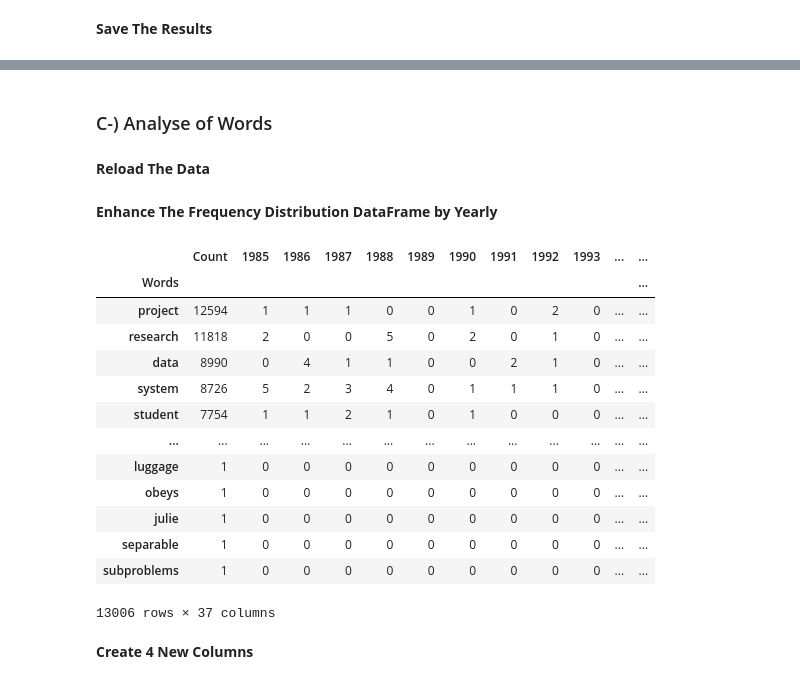
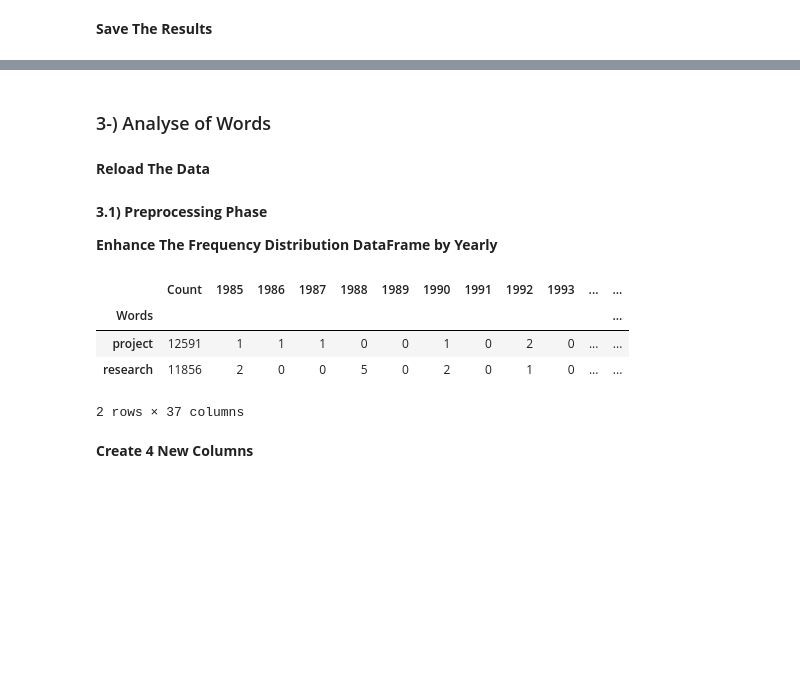
Before and after one commit to msklc/Text-Mining-Approach-to-Analyze-The-Cyber-Security-Related-Articles, a Jupyter notebook: PART-3 Text Mining.ipynb, the cells around one changed output, grey strips where cells are left out. Saved outputs shown, nothing was run; the diff lists cells and outputs as text; code cells hidden in the pictures; blank space fills up the shorter version.

```diff
--- a/PART-3 Text Mining.ipynb
+++ b/PART-3 Text Mining.ipynb
@@ -553,5 +555,5 @@ Word Frequency Dataframe/Yearly was saved with 507 rows and 36 columns
 # %% [markdown]
-### C-) Analyse of Words
+### 3-) Analyse of Words
 # %% [markdown]
 __Reload The Data__
 # %%
@@ -560,41 +562,34 @@ df_sum2=pd.read_csv('data/df_sum_clustering.csv',sep=';').drop(['Unnamed: 0'],ax
 df_sum2['Abstract_Tokens']=df_sum2['Abstract_Tokens'].str.replace("'","") #Remove the quotes
 df_sum2['Abstract_Tokens'] = df_sum2['Abstract_Tokens'].apply(lambda x: x[1:-1].split(', ')) #Convert string to list
 # %% [markdown]
+__3.1) Preprocessing Phase__
+
 __Enhance The Frequency Distribution DataFrame by Yearly__
 # %%
 #Add year columns to exists dataframe
 columns_list=np.arange(year_first, year_last+1)
 df_FreqDist = df_FreqDist.join(pd.DataFrame(
     0,
     index=df_FreqDist.index,
     columns=list(columns_list)
 ))
 
 #Add FreqDist values to every years columns
 for i in range(year_first, year_last+1):
     try:
         tokens_freq_dict=dict(nltk.FreqDist(df_sum2[df_sum2['Year']==i]['Abstract_Tokens'].sum()))
         for n in df_FreqDist.index:
             if n in tokens_freq_dict:
                 df_FreqDist[i][n]=tokens_freq_dict[n]
     except:
         None
-df_FreqDist
+df_FreqDist.head(2)
 # %% [output]
 |  | Count | 1985 | 1986 | 1987 | 1988 | 1989 | 1990 | 1991 | 1992 | 1993 | ... | ... |
 | Words |  |  |  |  |  |  |  |  |  |  |  | ... |
-| project | 12594 | 1 | 1 | 1 | 0 | 0 | 1 | 0 | 2 | 0 | ... | ... |
-| research | 11818 | 2 | 0 | 0 | 5 | 0 | 2 | 0 | 1 | 0 | ... | ... |
-| data | 8990 | 0 | 4 | 1 | 1 | 0 | 0 | 2 | 1 | 0 | ... | ... |
-| system | 8726 | 5 | 2 | 3 | 4 | 0 | 1 | 1 | 1 | 0 | ... | ... |
-| student | 7754 | 1 | 1 | 2 | 1 | 0 | 1 | 0 | 0 | 0 | ... | ... |
-| ... | ... | ... | ... | ... | ... | ... | ... | ... | ... | ... | ... | ... |
-| luggage | 1 | 0 | 0 | 0 | 0 | 0 | 0 | 0 | 0 | 0 | ... | ... |
-| obeys | 1 | 0 | 0 | 0 | 0 | 0 | 0 | 0 | 0 | 0 | ... | ... |
-| julie | 1 | 0 | 0 | 0 | 0 | 0 | 0 | 0 | 0 | 0 | ... | ... |
-| separable | 1 | 0 | 0 | 0 | 0 | 0 | 0 | 0 | 0 | 0 | ... | ... |
-| subproblems | 1 | 0 | 0 | 0 | 0 | 0 | 0 | 0 | 0 | 0 | ... | ... |
+| project | 12591 | 1 | 1 | 1 | 0 | 0 | 1 | 0 | 2 | 0 | ... | ... |
+| research | 11856 | 2 | 0 | 0 | 5 | 0 | 2 | 0 | 1 | 0 | ... | ... |
-13006 rows × 37 columns
+2 rows × 37 columns
 # %% [markdown]
 __Create 4 New Columns__
 # %%
```
Also changed, not shown: parts of 47 cells of this notebook, 8 other files.
